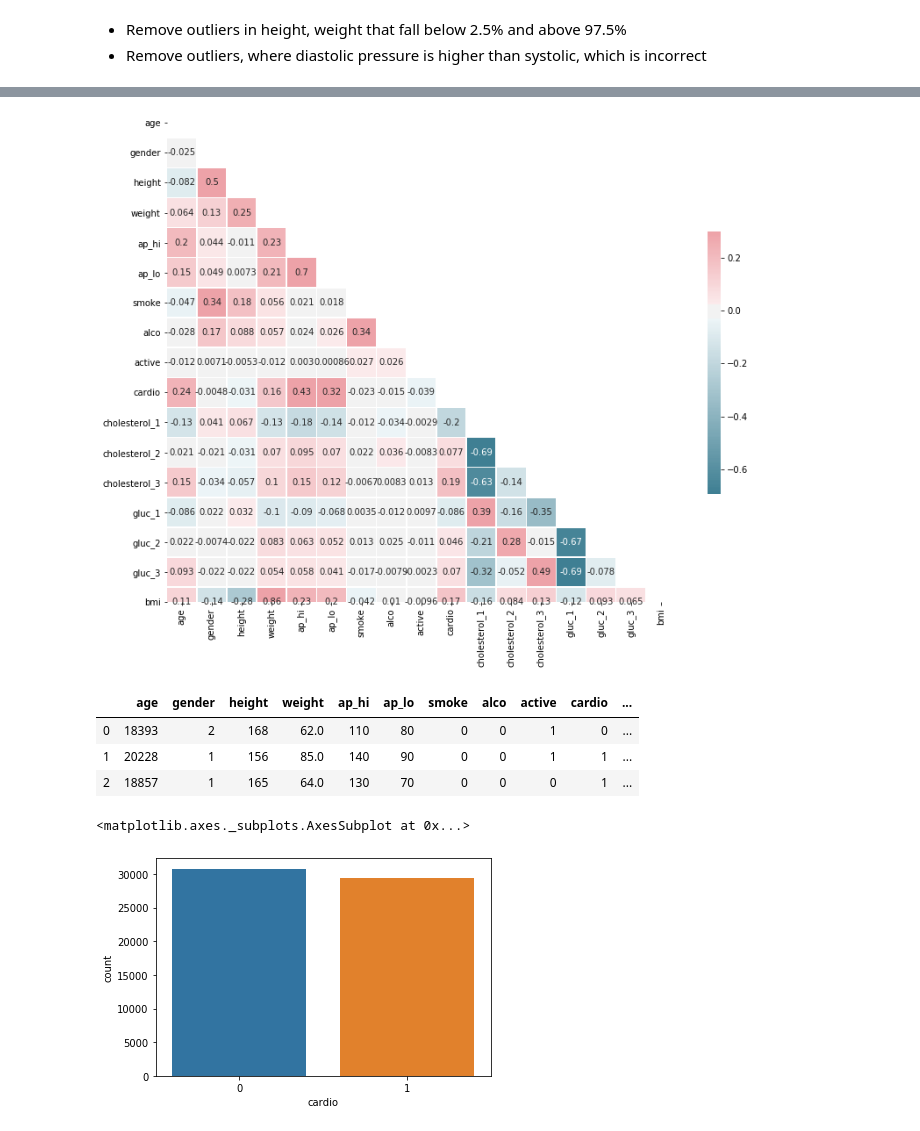
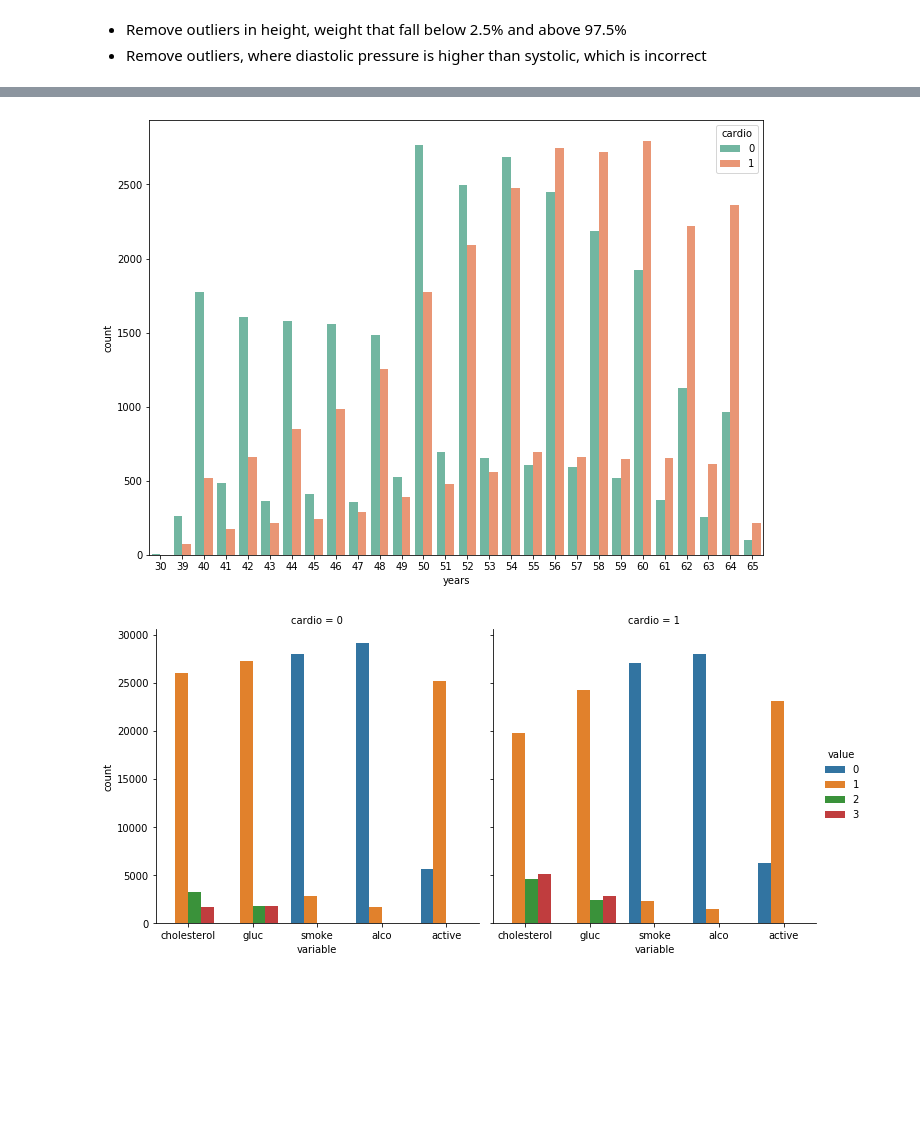
Before and after one commit to aabdygaziev/flatiron-mod5-project, a Jupyter notebook: cardio.ipynb, the cells around one changed output, grey strips where cells are left out. Cells and saved outputs as stored; diff of their text form; code cells hidden in the pictures; blank space fills up the shorter version.

```diff
--- a/cardio.ipynb
+++ b/cardio.ipynb
@@ -143,28 +127,30 @@ df.head(3)
 # %%
-corr = df.corr()
-cmap = sns.diverging_palette(220,10,as_cmap=True)
-mask = np.zeros_like(corr,dtype=np.bool)
-mask[np.triu_indices_from(mask)]=True
+# corr = df.corr()
+# cmap = sns.diverging_palette(220,10,as_cmap=True)
+# mask = np.zeros_like(corr,dtype=np.bool)
+# mask[np.triu_indices_from(mask)]=True
 
-f, ax = plt.subplots(figsize=(13,11))
-sns.heatmap(corr,mask=mask,cmap=cmap,vmax=0.3,center=0,annot=True,
-            square=True,linewidth=0.5,cbar_kws={'shrink':0.5});
+# f, ax = plt.subplots(figsize=(11,9))
+# sns.heatmap(corr,mask=mask,cmap=cmap,vmax=0.3,center=0,annot=True,
+#             square=True,linewidth=0.5,cbar_kws={'shrink':0.5});
 
-# plt.savefig('correlation_heatmap.png')
+# # plt.savefig('correlation_heatmap.png')
-# %% [output]
-[figure, removed]
-# %%
-df.head(3)
-# %% [output]
-|  | age | gender | height | weight | ap_hi | ap_lo | smoke | alco | active | cardio | ... |
-| 0 | 18393 | 2 | 168 | 62.0 | 110 | 80 | 0 | 0 | 1 | 0 | ... |
-| 1 | 20228 | 1 | 156 | 85.0 | 140 | 90 | 0 | 0 | 1 | 1 | ... |
-| 2 | 18857 | 1 | 165 | 64.0 | 130 | 70 | 0 | 0 | 0 | 1 | ... |
+# %%
+from matplotlib import rcParams
+rcParams['figure.figsize'] = 11, 8
+df['years'] = (df['age'] / 365).round().astype('int')
+sns.countplot(x='years', hue='cardio', data = df, palette="Set2");
+# plt.savefig('age_cdv.png')
+plt.show()
+# %% [output]
+[figure, added]
+# %%
+df_long = pd.melt(df, id_vars=['cardio'], value_vars=['cholesterol','gluc', 'smoke', 'alco', 'active'])
+sns.catplot(x="variable", hue="value", col="cardio",
+                data=df_long, kind="count");
+# plt.savefig('binary_features.png')
+# %% [output]
+[figure, added]
 # %%
 y = df['cardio']
 X = df.drop('cardio',axis=1)
-# %%
-sns.countplot(y)
-# %% [output]
-<matplotlib.axes._subplots.AxesSubplot at 0x...>
-[figure, removed]
```
Also changed, not shown: parts of 41 cells of this notebook, 16 other files.
